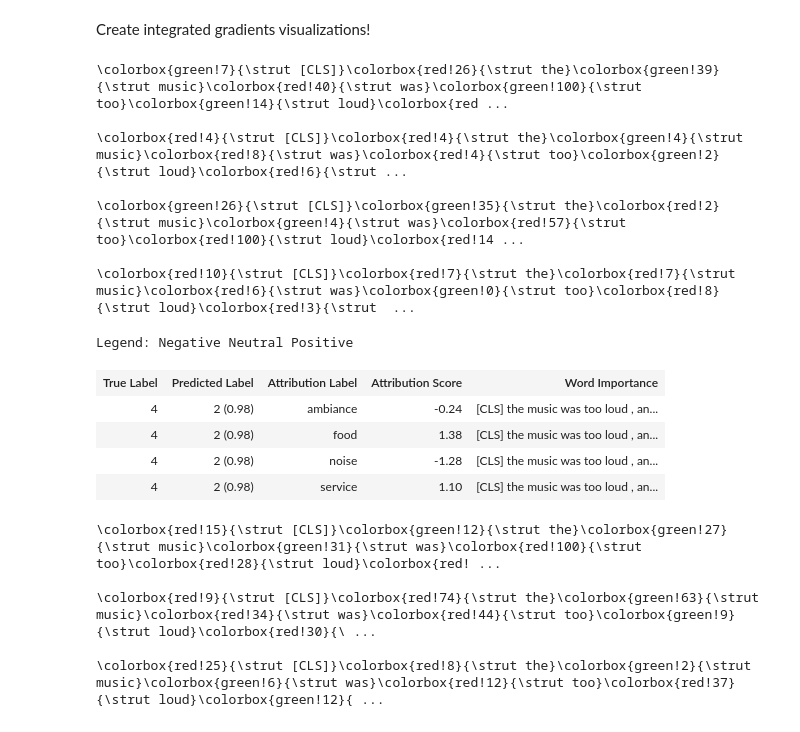
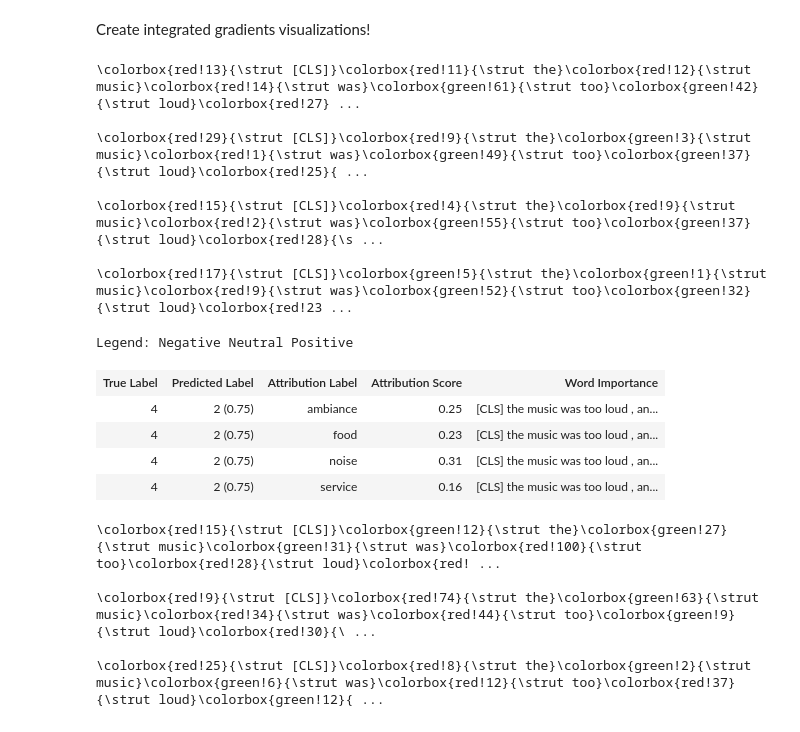
Before and after one commit to frankaging/Causal-Proxy-Model, a Jupyter notebook: cpm_experiments/gradients.ipynb, the cells around one changed output. Cells and saved outputs as stored; diff of their text form; code cells hidden in the pictures.

```diff
--- a/cpm_experiments/gradients.ipynb
+++ b/cpm_experiments/gradients.ipynb
@@ -46,9 +46,9 @@ grid = {
     # 0;10,100,500,1000,3000,6000,9848,19684
     "alpha" : [1.0],
     # 0.0,1.0
-    "beta" : [0.0],
+    "beta" : [1.0],
     # 0.0,1.0
-    "gemma" : [3.0],
+    "gemma" : [0.0],
     # 0.0,3.0
     "model_arch" : ["bert-base-uncased"],
     # lstm, bert-base-uncased, roberta-base, gpt2
@@ -61,7 +61,7 @@ grid = {
 keys, values = zip(*grid.items())
 permutations_dicts = [dict(zip(keys, v)) for v in itertools.product(*values)]
 
-device = 'cuda:9'
+device = 'cuda:2'
 batch_size = 32
 
 if grid["control"][0] == "hdims" or grid["control"][0] == "layers":
@@ -1565,30 +1646,30 @@ example_sentences = [
     'The music was too loud, and the decorations were tasteless, but they had friendly waiters and delicious pasta'
 ]
 
-labels = [4]
+labels = [3, 4]
 # %%
 CONTROL = False
 _ = random.seed(seed)
 _ = np.random.seed(seed)
 _ = torch.manual_seed(seed)
-hf_ig_analyses(
+hf_ig_analyses_new(
     example_sentences, labels, explainer.tokenizer,
-    explainer.cpm_model.model
+    explainer.cpm_model.model,
 )
 # %% [output]
-\colorbox{green!7}{\strut [CLS]}\colorbox{red!26}{\strut the}\colorbox{green!39}{\strut music}\colorbox{red!40}{\strut was}\colorbox{green!100}{\strut too}\colorbox{green!14}{\strut loud}\colorbox{red ...
+\colorbox{red!13}{\strut [CLS]}\colorbox{red!11}{\strut the}\colorbox{red!12}{\strut music}\colorbox{red!14}{\strut was}\colorbox{green!61}{\strut too}\colorbox{green!42}{\strut loud}\colorbox{red!27} ...
 
-\colorbox{red!4}{\strut [CLS]}\colorbox{red!4}{\strut the}\colorbox{green!4}{\strut music}\colorbox{red!8}{\strut was}\colorbox{red!4}{\strut too}\colorbox{green!2}{\strut loud}\colorbox{red!6}{\strut ...
+\colorbox{red!29}{\strut [CLS]}\colorbox{red!9}{\strut the}\colorbox{green!3}{\strut music}\colorbox{red!1}{\strut was}\colorbox{green!49}{\strut too}\colorbox{green!37}{\strut loud}\colorbox{red!25}{ ...
 
-\colorbox{green!26}{\strut [CLS]}\colorbox{green!35}{\strut the}\colorbox{red!2}{\strut music}\colorbox{green!4}{\strut was}\colorbox{red!57}{\strut too}\colorbox{red!100}{\strut loud}\colorbox{red!14 ...
+\colorbox{red!15}{\strut [CLS]}\colorbox{red!4}{\strut the}\colorbox{red!9}{\strut music}\colorbox{red!2}{\strut was}\colorbox{green!55}{\strut too}\colorbox{green!37}{\strut loud}\colorbox{red!28}{\s ...
 
-\colorbox{red!10}{\strut [CLS]}\colorbox{red!7}{\strut the}\colorbox{red!7}{\strut music}\colorbox{red!6}{\strut was}\colorbox{green!0}{\strut too}\colorbox{red!8}{\strut loud}\colorbox{red!3}{\strut  ...
+\colorbox{red!17}{\strut [CLS]}\colorbox{green!5}{\strut the}\colorbox{green!1}{\strut music}\colorbox{red!9}{\strut was}\colorbox{green!52}{\strut too}\colorbox{green!32}{\strut loud}\colorbox{red!23 ...
 Legend: Negative Neutral Positive
 | True Label | Predicted Label | Attribution Label | Attribution Score | Word Importance |
-| 4 | 2 (0.98) | ambiance | -0.24 | [CLS] the music was too loud , an... |
-| 4 | 2 (0.98) | food | 1.38 | [CLS] the music was too loud , an... |
-| 4 | 2 (0.98) | noise | -1.28 | [CLS] the music was too loud , an... |
-| 4 | 2 (0.98) | service | 1.10 | [CLS] the music was too loud , an... |
+| 4 | 2 (0.75) | ambiance | 0.25 | [CLS] the music was too loud , an... |
+| 4 | 2 (0.75) | food | 0.23 | [CLS] the music was too loud , an... |
+| 4 | 2 (0.75) | noise | 0.31 | [CLS] the music was too loud , an... |
+| 4 | 2 (0.75) | service | 0.16 | [CLS] the music was too loud , an... |
 # %%
 CONTROL = True
 _ = random.seed(seed)
```
Also changed, not shown: parts of 2 cells of this notebook, 10 other files.
